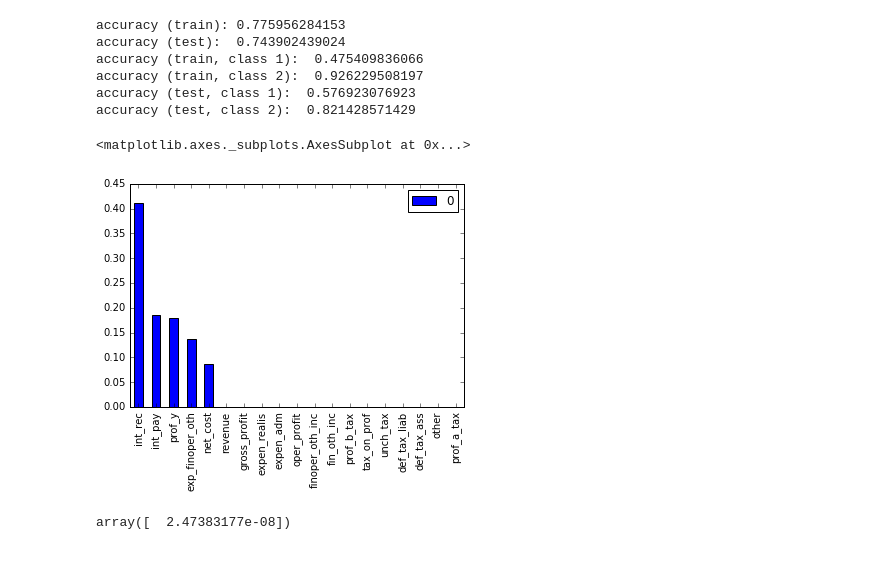
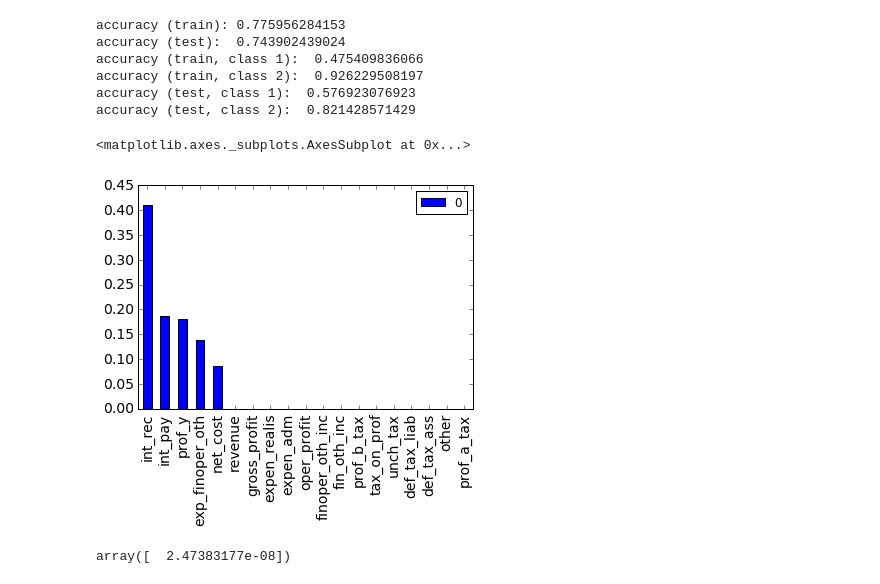
Before and after one commit to EremeykinS/final, a Jupyter notebook: final test.ipynb, the cells around one changed output. Cells and saved outputs as stored; diff of their text form; code cells hidden in the pictures.

```diff
--- a/final test.ipynb
+++ b/final test.ipynb
@@ -164,10 +164,10 @@ len(lr.predict(X_test)[lr.predict(X_test)==tr.predict(X_test)])/len(X_test)
 # %%
 fi = (sorted(list(zip(list(X.columns), list(tr.feature_importances_))), key=lambda x: -x[1]))
 fi = pd.DataFrame([float(row[1]) for row in fi], index=[row[0] for row in fi])
-fi.plot(kind='bar')
+fi.plot(kind='bar', fontsize=14)
 # %% [output]
 <matplotlib.axes._subplots.AxesSubplot at 0x...>
-[figure, old version]
+[figure, new version]
 # %%
 lr.intercept_
 # %% [output]
```
